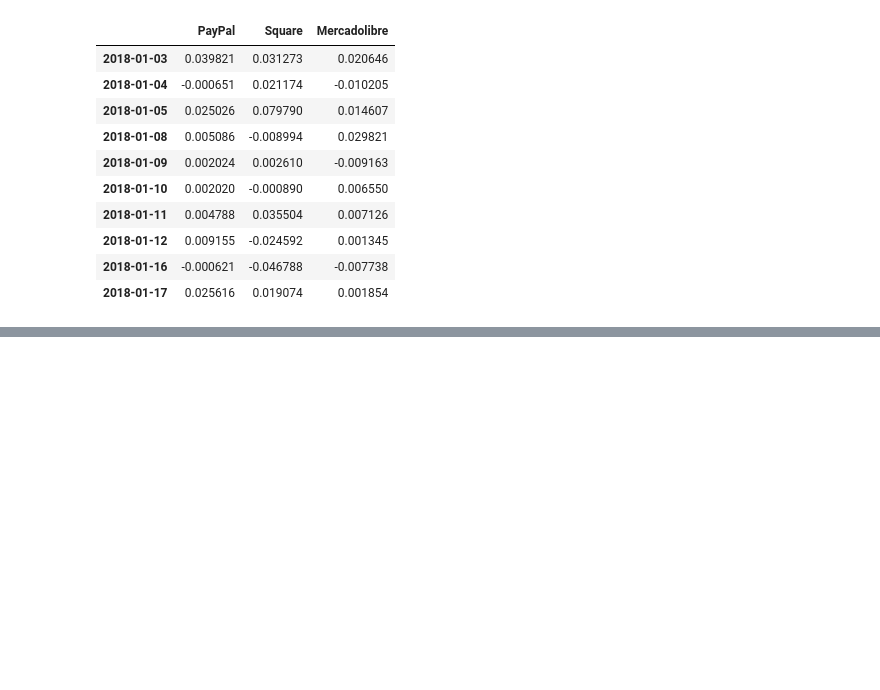
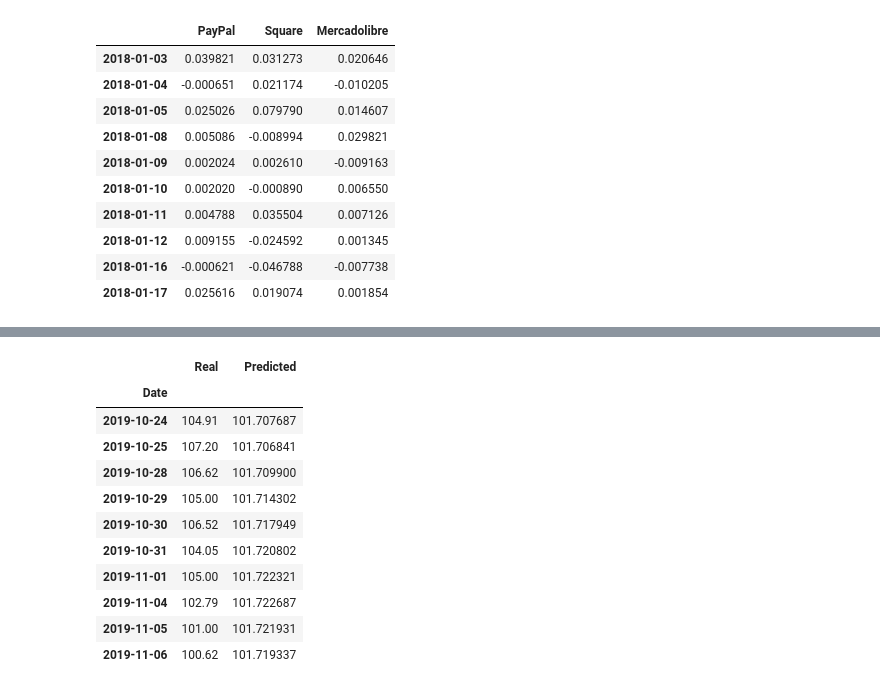
Before and after one commit to dmwalls24/FinTech_Portfolio_Dash, a Jupyter notebook: notebooks/samuel's_notebooks/Notebook(std).ipynb, the cells around one changed output, grey strips where cells are left out. Cells and saved outputs as stored; diff of their text form; code cells hidden in the pictures; blank space fills up the shorter version.

```diff
--- a/notebooks/samuel's_notebooks/Notebook(std).ipynb
+++ b/notebooks/samuel's_notebooks/Notebook(std).ipynb
@@ -84,0 +222,2 @@ fintech_std.hvplot.line(label = "Standard Deviation Between 2018 - 2021", xlabel
+# %%
+model.compile(optimizer="adam", loss="mean_squared_error")
@@ -84,0 +244,2 @@ fintech_std.hvplot.line(label = "Standard Deviation Between 2018 - 2021", xlabel
+# %%
+model.fit(X_train, y_train, epochs=20, shuffle=False, batch_size=1, verbose=1)
@@ -84,0 +270,24 @@ fintech_std.hvplot.line(label = "Standard Deviation Between 2018 - 2021", xlabel
+# %%
+predicted = model.predict(X_
+# %%
+predicted_prices = scaler.inverse_transform(predicted)
+real_prices = scaler.inverse_transform(y_test.reshape(-1, 1))
+# %%
+stocks = pd.DataFrame({
+    "Real": real_prices.ravel(),
+    "Predicted": predicted_prices.ravel()
+    }, index = fintech.index[-len(real_prices): ])
+stocks.head(10)
+# %% [output]
+|  | Real | Predicted |
+| Date |  |  |
+| 2019-10-24 | 104.91 | 101.707687 |
+| 2019-10-25 | 107.20 | 101.706841 |
+| 2019-10-28 | 106.62 | 101.709900 |
+| 2019-10-29 | 105.00 | 101.714302 |
+| 2019-10-30 | 106.52 | 101.717949 |
+| 2019-10-31 | 104.05 | 101.720802 |
+| 2019-11-01 | 105.00 | 101.722321 |
+| 2019-11-04 | 102.79 | 101.722687 |
+| 2019-11-05 | 101.00 | 101.721931 |
+| 2019-11-06 | 100.62 | 101.719337 |
```
Also changed, not shown: parts of 15 cells of this notebook, 9 other files.
